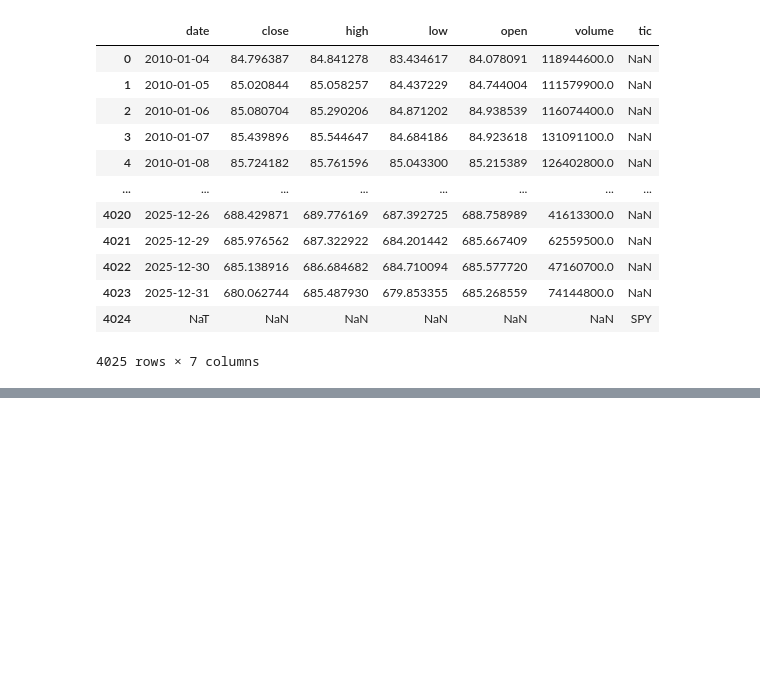
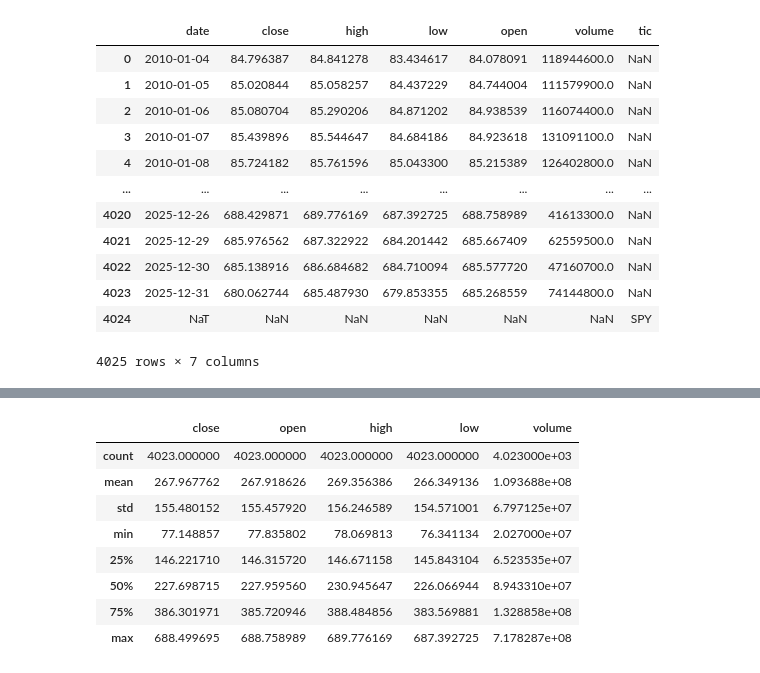
Before and after one commit to ChronoStellar/Trading_RL, a Jupyter notebook: test.ipynb, the cells around one changed output, grey strips where cells are left out. Saved outputs shown, nothing was run; the diff lists cells and outputs as text; code cells hidden in the pictures; blank space fills up the shorter version.

```diff
--- a/test.ipynb
+++ b/test.ipynb
@@ -159,0 +178,12 @@ KeyError: "None of [Index(['tic', 'date', 'macd'], dtype='object')] are in the [
+# %%
+df[[ 'close' , 'open' , 'high' , 'low' , 'volume']].describe()
+# %% [output]
+|  | close | open | high | low | volume |
+| count | 4023.000000 | 4023.000000 | 4023.000000 | 4023.000000 | 4.023000e+03 |
+| mean | 267.967762 | 267.918626 | 269.356386 | 266.349136 | 1.093688e+08 |
+| std | 155.480152 | 155.457920 | 156.246589 | 154.571001 | 6.797125e+07 |
+| min | 77.148857 | 77.835802 | 78.069813 | 76.341134 | 2.027000e+07 |
+| 25% | 146.221710 | 146.315720 | 146.671158 | 145.843104 | 6.523535e+07 |
+| 50% | 227.698715 | 227.959560 | 230.945647 | 226.066944 | 8.943310e+07 |
+| 75% | 386.301971 | 385.720946 | 388.484856 | 383.569881 | 1.328858e+08 |
+| max | 688.499695 | 688.758989 | 689.776169 | 687.392725 | 7.178287e+08 |
```
Also changed, not shown: parts of 5 cells of this notebook, 29 other files.
